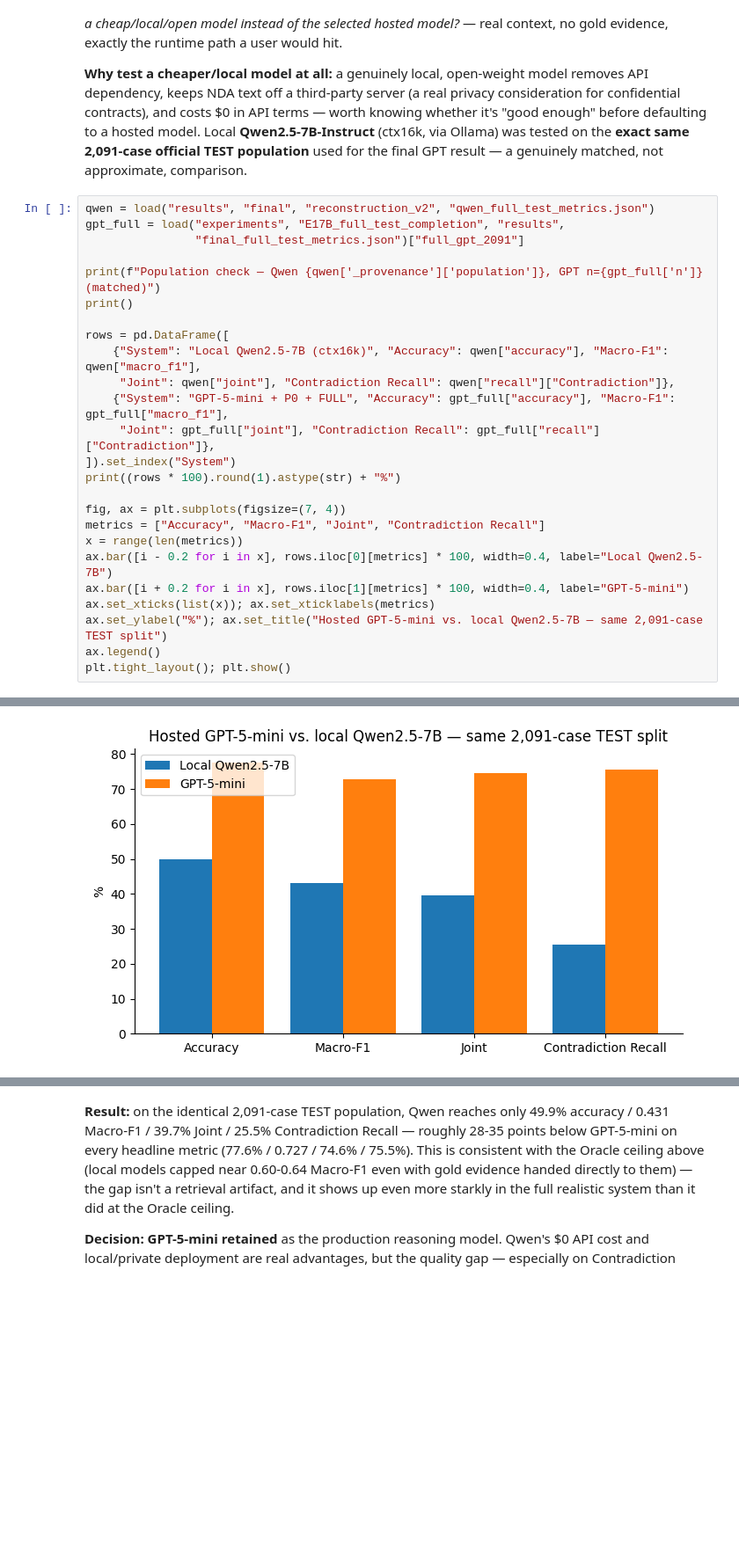
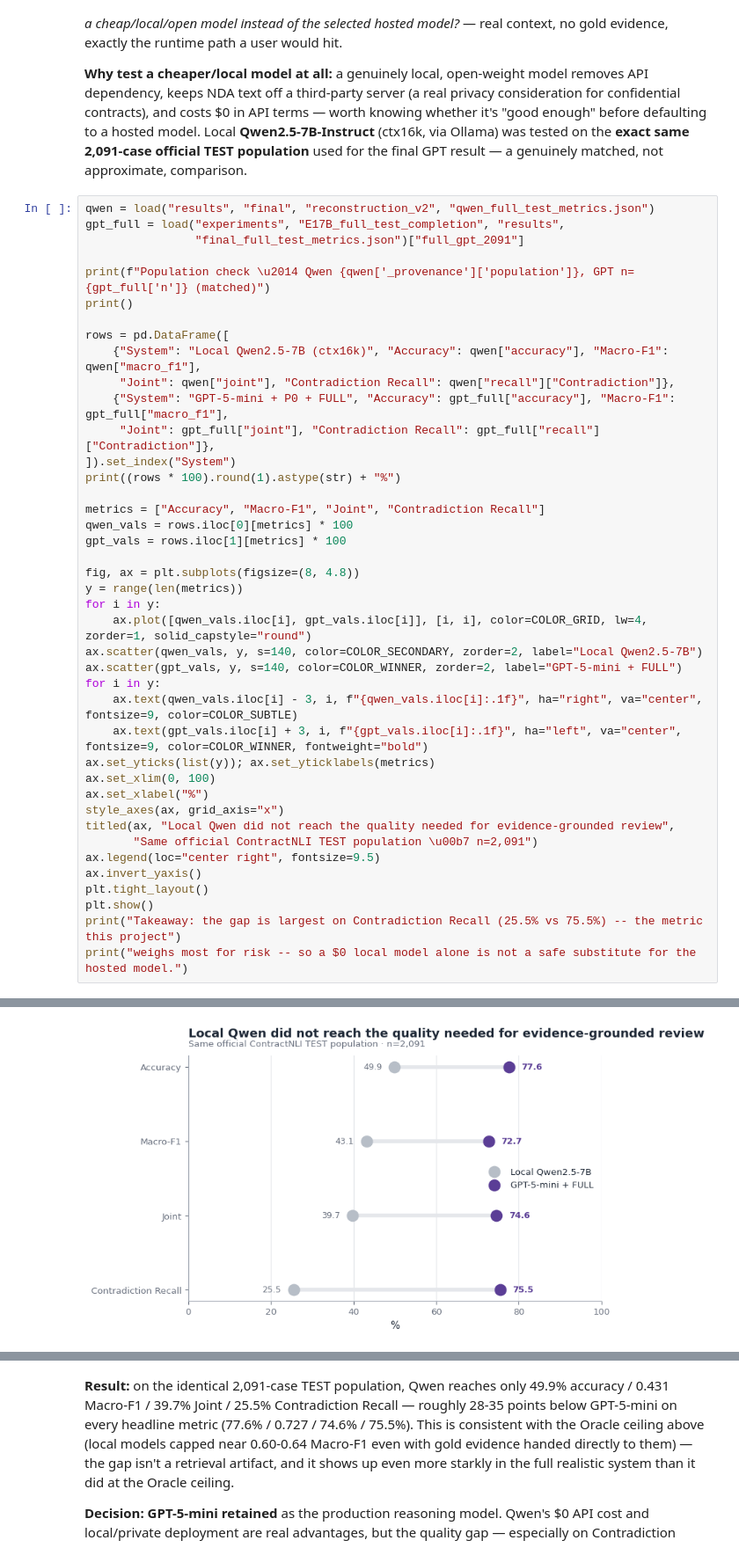
Before and after one commit to AsmithaUbaid/ndatrace, a Jupyter notebook: notebooks/NDATrace_Complete_Technical_Tour.ipynb, the cells around one changed output, grey strips where cells are left out. Shown at 88% size. Drawn from its saved outputs; the diff is of its cells as text; blank space fills up the shorter version.

```diff
--- a/notebooks/NDATrace_Complete_Technical_Tour.ipynb
+++ b/notebooks/NDATrace_Complete_Technical_Tour.ipynb
@@ -384,33 +472,49 @@ not approximate, comparison.
 # %%
 qwen = load("results", "final", "reconstruction_v2", "qwen_full_test_metrics.json")
 gpt_full = load("experiments", "E17B_full_test_completion", "results",
                 "final_full_test_metrics.json")["full_gpt_2091"]
 
-print(f"Population check — Qwen {qwen['_provenance']['population']}, GPT n={gpt_full['n']} (matched)")
+print(f"Population check \u2014 Qwen {qwen['_provenance']['population']}, GPT n={gpt_full['n']} (matched)")
 print()
 
 rows = pd.DataFrame([
     {"System": "Local Qwen2.5-7B (ctx16k)", "Accuracy": qwen["accuracy"], "Macro-F1": qwen["macro_f1"],
      "Joint": qwen["joint"], "Contradiction Recall": qwen["recall"]["Contradiction"]},
     {"System": "GPT-5-mini + P0 + FULL", "Accuracy": gpt_full["accuracy"], "Macro-F1": gpt_full["macro_f1"],
      "Joint": gpt_full["joint"], "Contradiction Recall": gpt_full["recall"]["Contradiction"]},
 ]).set_index("System")
 print((rows * 100).round(1).astype(str) + "%")
 
-fig, ax = plt.subplots(figsize=(7, 4))
 metrics = ["Accuracy", "Macro-F1", "Joint", "Contradiction Recall"]
-x = range(len(metrics))
-ax.bar([i - 0.2 for i in x], rows.iloc[0][metrics] * 100, width=0.4, label="Local Qwen2.5-7B")
-ax.bar([i + 0.2 for i in x], rows.iloc[1][metrics] * 100, width=0.4, label="GPT-5-mini")
-ax.set_xticks(list(x)); ax.set_xticklabels(metrics)
-ax.set_ylabel("%"); ax.set_title("Hosted GPT-5-mini vs. local Qwen2.5-7B — same 2,091-case TEST split")
-ax.legend()
-plt.tight_layout(); plt.show()
+qwen_vals = rows.iloc[0][metrics] * 100
+gpt_vals = rows.iloc[1][metrics] * 100
+
+fig, ax = plt.subplots(figsize=(8, 4.8))
+y = range(len(metrics))
+for i in y:
+    ax.plot([qwen_vals.iloc[i], gpt_vals.iloc[i]], [i, i], color=COLOR_GRID, lw=4, zorder=1, solid_capstyle="round")
+ax.scatter(qwen_vals, y, s=140, color=COLOR_SECONDARY, zorder=2, label="Local Qwen2.5-7B")
+ax.scatter(gpt_vals, y, s=140, color=COLOR_WINNER, zorder=2, label="GPT-5-mini + FULL")
+for i in y:
+    ax.text(qwen_vals.iloc[i] - 3, i, f"{qwen_vals.iloc[i]:.1f}", ha="right", va="center", fontsize=9, color=COLOR_SUBTLE)
+    ax.text(gpt_vals.iloc[i] + 3, i, f"{gpt_vals.iloc[i]:.1f}", ha="left", va="center", fontsize=9, color=COLOR_WINNER, fontweight="bold")
+ax.set_yticks(list(y)); ax.set_yticklabels(metrics)
+ax.set_xlim(0, 100)
+ax.set_xlabel("%")
+style_axes(ax, grid_axis="x")
+titled(ax, "Local Qwen did not reach the quality needed for evidence-grounded review",
+       "Same official ContractNLI TEST population \u00b7 n=2,091")
+ax.legend(loc="center right", fontsize=9.5)
+ax.invert_yaxis()
+plt.tight_layout()
+plt.show()
+print("Takeaway: the gap is largest on Contradiction Recall (25.5% vs 75.5%) -- the metric this project")
+print("weighs most for risk -- so a $0 local model alone is not a safe substitute for the hosted model.")
 # %% [output]
 Population check — Qwen n=2091, full official TEST split, GPT n=2091 (matched)
 
                           Accuracy Macro-F1  Joint Contradiction Recall
 System
 Local Qwen2.5-7B (ctx16k)    49.9%    43.1%  39.7%                25.5%
 GPT-5-mini + P0 + FULL       77.6%    72.7%  74.6%                75.5%
-[figure, old version]
+[figure, new version]
```
Also changed, not shown: parts of 18 cells of this notebook, 14 other files.
